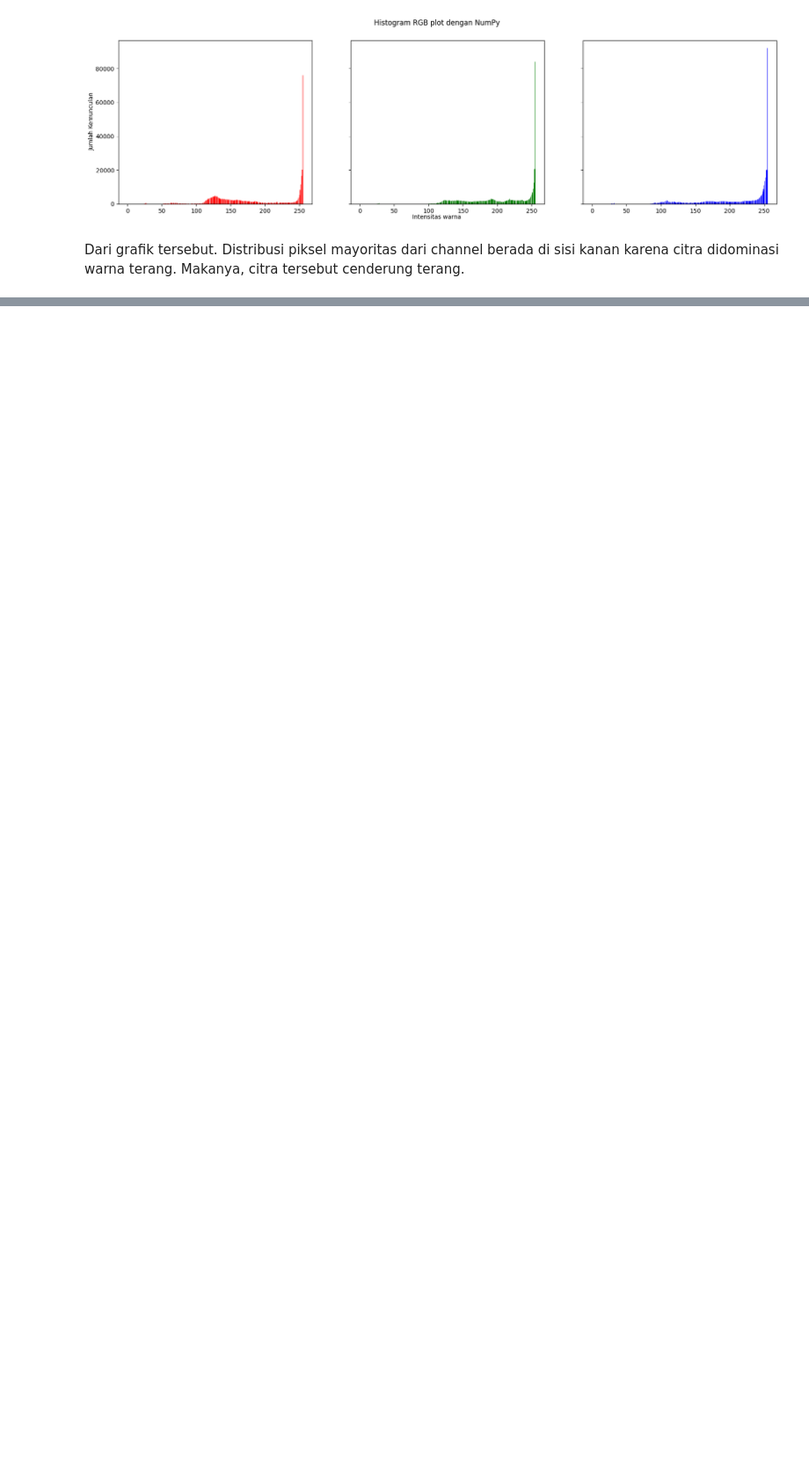
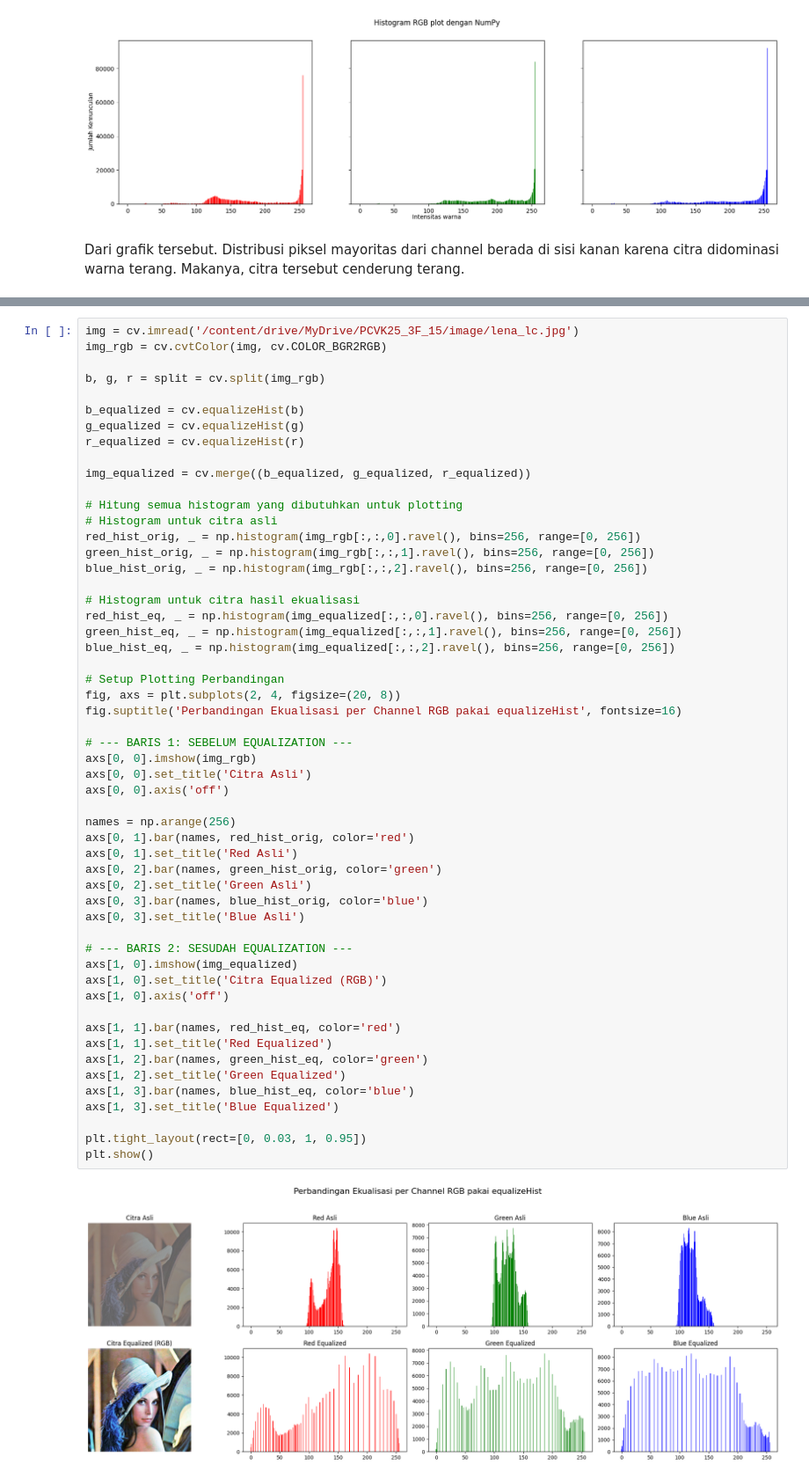
Before and after one commit to HanifFaishalH/PCVK25_3F_15, a Jupyter notebook: Week5_15.ipynb, the cells around one changed output, grey strips where cells are left out. Shown at 88% size. Cells and saved outputs as stored; diff of their text form; blank space fills up the shorter version.

```diff
--- a/Week5_15.ipynb
+++ b/Week5_15.ipynb
@@ -118,0 +194,56 @@ Dari grafik tersebut. Distribusi piksel mayoritas dari channel berada di sisi ka
+# %%
+img = cv.imread('/content/drive/MyDrive/PCVK25_3F_15/image/lena_lc.jpg')
+img_rgb = cv.cvtColor(img, cv.COLOR_BGR2RGB)
+
+b, g, r = split = cv.split(img_rgb)
+
+b_equalized = cv.equalizeHist(b)
+g_equalized = cv.equalizeHist(g)
+r_equalized = cv.equalizeHist(r)
+
+img_equalized = cv.merge((b_equalized, g_equalized, r_equalized))
+
+# Hitung semua histogram yang dibutuhkan untuk plotting
+# Histogram untuk citra asli
+red_hist_orig, _ = np.histogram(img_rgb[:,:,0].ravel(), bins=256, range=[0, 256])
+green_hist_orig, _ = np.histogram(img_rgb[:,:,1].ravel(), bins=256, range=[0, 256])
+blue_hist_orig, _ = np.histogram(img_rgb[:,:,2].ravel(), bins=256, range=[0, 256])
+
+# Histogram untuk citra hasil ekualisasi
+red_hist_eq, _ = np.histogram(img_equalized[:,:,0].ravel(), bins=256, range=[0, 256])
+green_hist_eq, _ = np.histogram(img_equalized[:,:,1].ravel(), bins=256, range=[0, 256])
+blue_hist_eq, _ = np.histogram(img_equalized[:,:,2].ravel(), bins=256, range=[0, 256])
+
+# Setup Plotting Perbandingan
+fig, axs = plt.subplots(2, 4, figsize=(20, 8))
+fig.suptitle('Perbandingan Ekualisasi per Channel RGB pakai equalizeHist', fontsize=16)
+
+# --- BARIS 1: SEBELUM EQUALIZATION ---
+axs[0, 0].imshow(img_rgb)
+axs[0, 0].set_title('Citra Asli')
+axs[0, 0].axis('off')
+
+names = np.arange(256)
+axs[0, 1].bar(names, red_hist_orig, color='red')
+axs[0, 1].set_title('Red Asli')
+axs[0, 2].bar(names, green_hist_orig, color='green')
+axs[0, 2].set_title('Green Asli')
+axs[0, 3].bar(names, blue_hist_orig, color='blue')
+axs[0, 3].set_title('Blue Asli')
+
+# --- BARIS 2: SESUDAH EQUALIZATION ---
+axs[1, 0].imshow(img_equalized)
+axs[1, 0].set_title('Citra Equalized (RGB)')
+axs[1, 0].axis('off')
+
+axs[1, 1].bar(names, red_hist_eq, color='red')
+axs[1, 1].set_title('Red Equalized')
+axs[1, 2].bar(names, green_hist_eq, color='green')
+axs[1, 2].set_title('Green Equalized')
+axs[1, 3].bar(names, blue_hist_eq, color='blue')
+axs[1, 3].set_title('Blue Equalized')
+
+plt.tight_layout(rect=[0, 0.03, 1, 0.95])
+plt.show()
+# %% [output]
+[figure, added]
```
Also changed, not shown: parts of 5 cells of this notebook.
